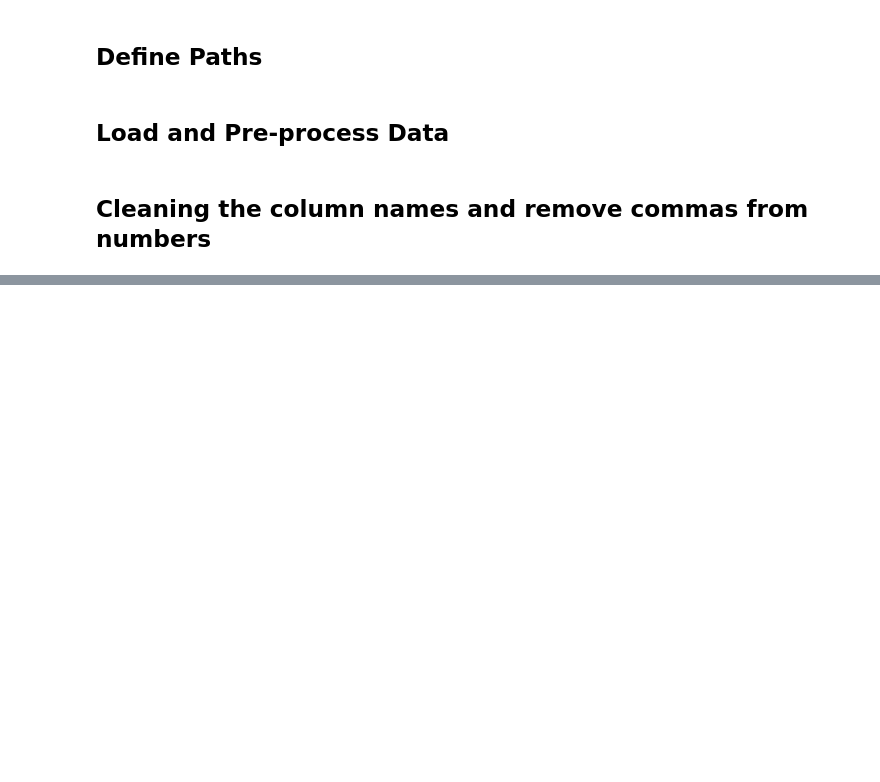
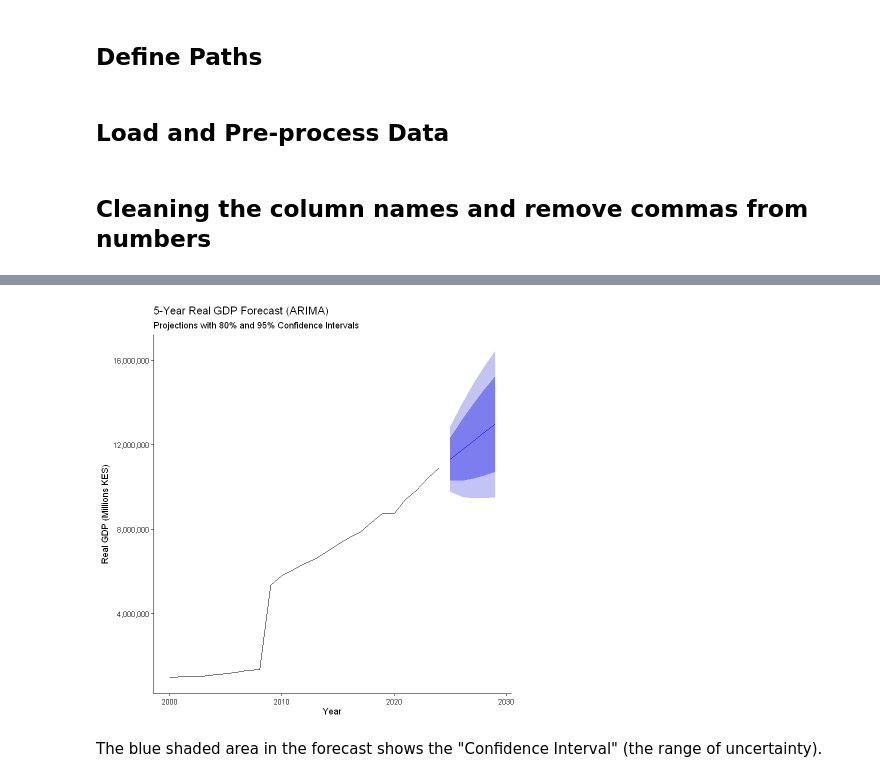
Before and after one commit to asaphray/cbk-macroeconomic-analysis, a Jupyter notebook: notebooks/r/05_gdp_analysis.ipynb, the cells around one changed output, grey strips where cells are left out. Drawn from its saved outputs; the diff is of its cells as text; code cells hidden in the pictures; blank space fills up the shorter version.

```diff
--- a/notebooks/r/05_gdp_analysis.ipynb
+++ b/notebooks/r/05_gdp_analysis.ipynb
@@ -35,0 +166,23 @@ df_gdp <- df_gdp %>%
+# %%
+library(forecast)
+
+# 1. Create a Time Series object
+ts_gdp <- ts(df_gdp$real_gdp, start = min(df_gdp$year), frequency = 1)
+
+# 2. Fit an Auto-ARIMA model
+gdp_model <- forecast::auto.arima(ts_gdp)
+
+# 3. Forecast 3 years into the future
+gdp_forecast <- forecast::forecast(gdp_model, h = 5)
+
+# 4. Plot
+forecast::autoplot(gdp_forecast) +
+  scale_y_continuous(labels = label_comma()) +
+  labs(title = "5-Year Real GDP Forecast (ARIMA)",
+       subtitle = "Projections with 80% and 95% Confidence Intervals",
+       y = "Real GDP (Millions KES)", x = "Year") +
+  theme_classic()
+# %% [output]
+[figure, added]
+# %% [markdown]
+The blue shaded area in the forecast shows the "Confidence Interval" (the range of uncertainty).
```
Also changed, not shown: parts of 11 cells of this notebook.
